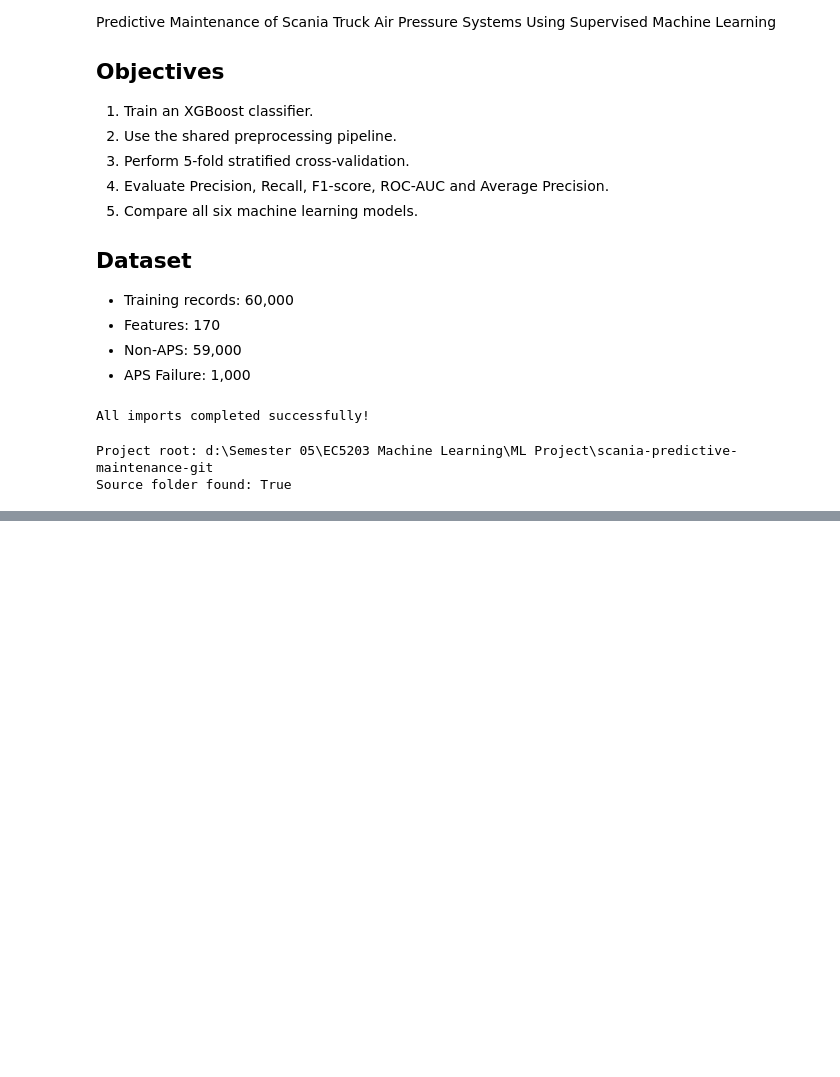
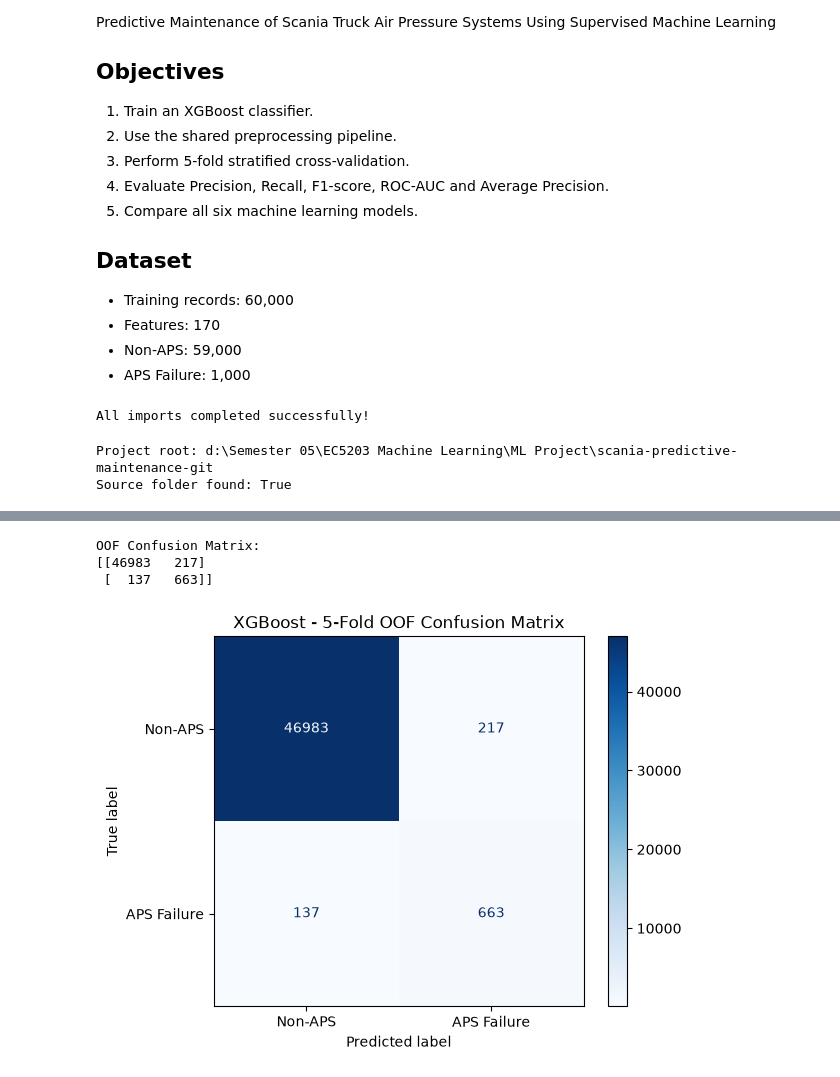
Before and after one commit to Sahan619/scania-predictive-maintenance, a Jupyter notebook: notebooks/04_xgboost_evaluation.ipynb, the cells around one changed output, grey strips where cells are left out. Saved outputs shown, nothing was run; the diff lists cells and outputs as text; code cells hidden in the pictures; blank space fills up the shorter version.

```diff
--- a/notebooks/04_xgboost_evaluation.ipynb
+++ b/notebooks/04_xgboost_evaluation.ipynb
@@ -74,0 +206,14 @@ Source folder found: True
+# %%
+xgb_model = XGBClassifier(
+    n_estimators=300,
+    max_depth=6,
+    learning_rate=0.05,
+    subsample=0.8,
+    colsample_bytree=0.8,
+    objective="binary:logistic",
+    eval_metric="logloss",
+    random_state=42,
+    n_jobs=-1
+)
+
+print("XGBoost model configured successfully!")
@@ -74,0 +222,9 @@ Source folder found: True
+# %%
+cv = StratifiedKFold(
+    n_splits=5,
+    shuffle=True,
+    random_state=42
+)
+
+print("Cross-validation configured!")
+print("Number of folds:", cv.get_n_splits())
@@ -74,0 +472,20 @@ Source folder found: True
+# %%
+
+cm = confusion_matrix(y_dev, oof_predictions)
+
+print("OOF Confusion Matrix:")
+print(cm)
+
+display = ConfusionMatrixDisplay(
+    confusion_matrix=cm,
+    display_labels=["Non-APS", "APS Failure"]
+)
+
+display.plot(cmap="Blues", values_format="d")
+plt.title("XGBoost - 5-Fold OOF Confusion Matrix")
+plt.show()
+# %% [output]
+OOF Confusion Matrix:
+[[46983   217]
+ [  137   663]]
+[figure, added]
```
Also changed, not shown: parts of 20 cells of this notebook, 4 other files.
